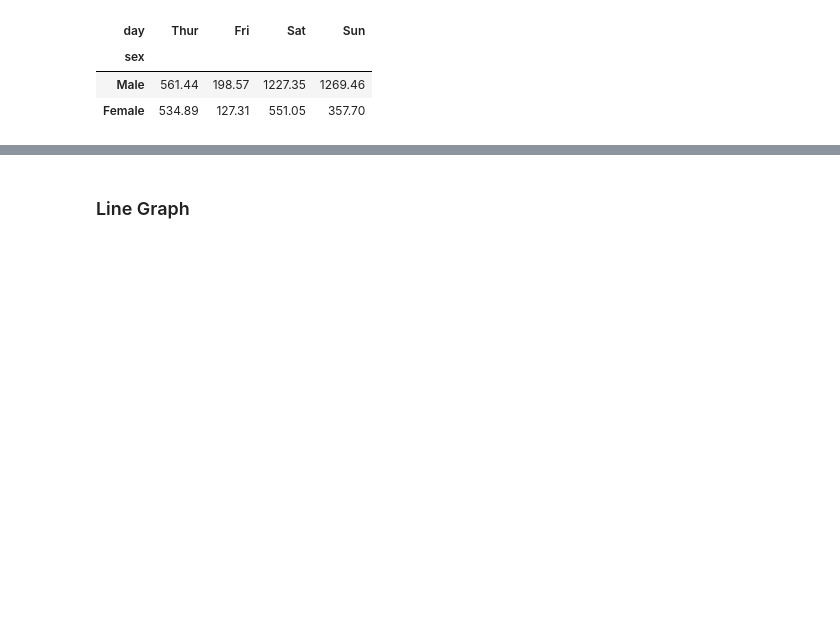
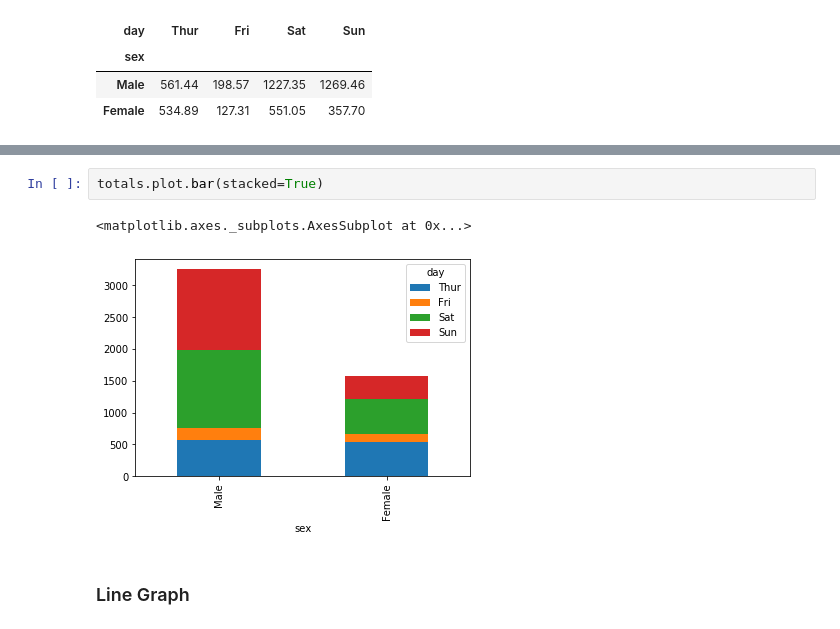
Before and after one commit to srikanthpragada/DS_26_AUG_2020, a Jupyter notebook: plots/matplotlibdemo.ipynb, the cells around one changed output, grey strips where cells are left out. Cells and saved outputs as stored; diff of their text form; blank space fills up the shorter version.

```diff
--- a/plots/matplotlibdemo.ipynb
+++ b/plots/matplotlibdemo.ipynb
@@ -296,3 +296,8 @@ totals.plot(kind='barh', figsize=(15,5))
+# %%
+totals.plot.bar(stacked=True)
+# %% [output]
+<matplotlib.axes._subplots.AxesSubplot at 0x...>
+[figure, added]
 # %% [markdown]
 ### Line Graph
 # %%
```
Also changed, not shown: parts of 2 cells of this notebook.
